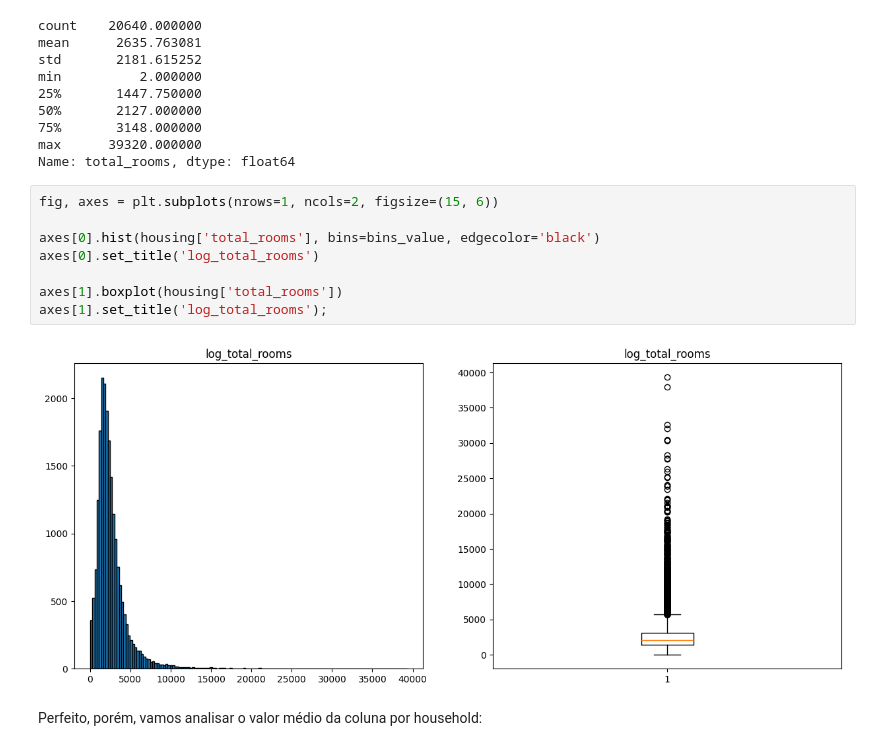
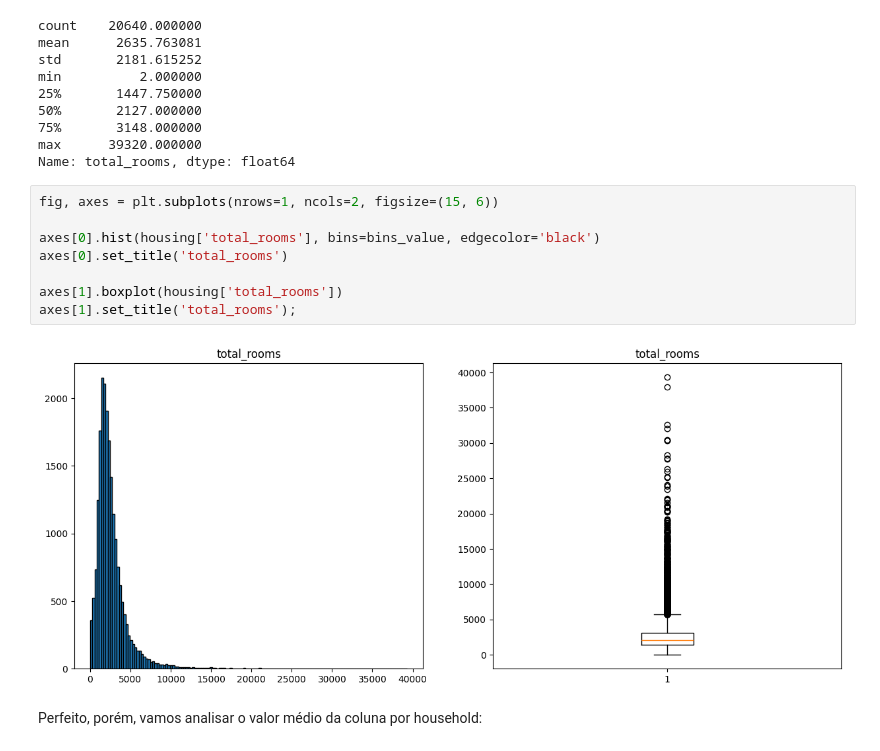
Before and after one commit to Insper-Data/simple-linear-regression, a Jupyter notebook: simple_california_house.ipynb, the cells around one changed output. Saved outputs shown, nothing was run; the diff lists cells and outputs as text.

```diff
--- a/simple_california_house.ipynb
+++ b/simple_california_house.ipynb
@@ -280,13 +284,13 @@ Name: total_rooms, dtype: float64
 # %%
 fig, axes = plt.subplots(nrows=1, ncols=2, figsize=(15, 6))
 
 axes[0].hist(housing['total_rooms'], bins=bins_value, edgecolor='black')
-axes[0].set_title('log_total_rooms')
+axes[0].set_title('total_rooms')
 
 axes[1].boxplot(housing['total_rooms'])
-axes[1].set_title('log_total_rooms');
+axes[1].set_title('total_rooms');
 # %% [output]
-[figure, old version]
+[figure, new version]
 # %% [markdown]
 Perfeito, porém, vamos analisar o valor médio da coluna por household:
 # %%
```
Also changed, not shown: parts of 11 cells of this notebook, 4 other files.
